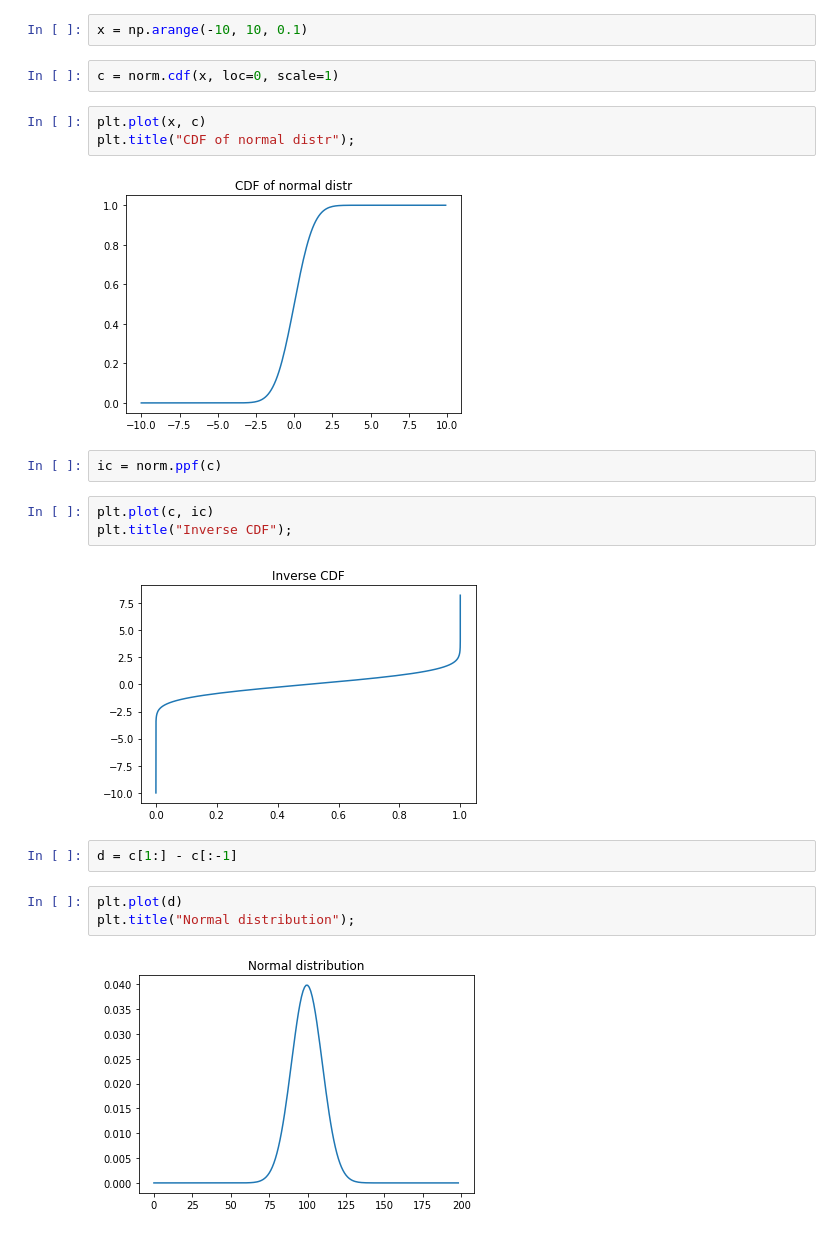
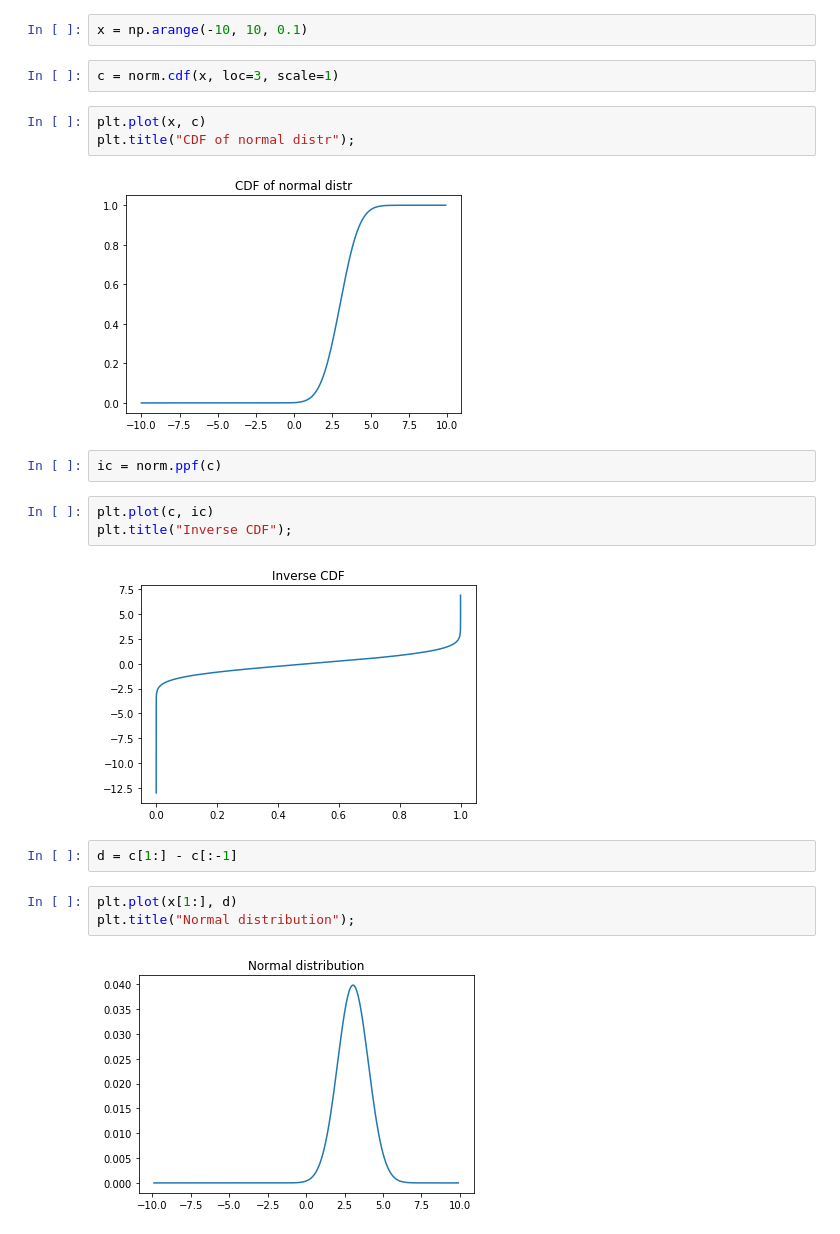
Before and after one commit to Shmuma/ptan, a Jupyter notebook: samples/quantile_regression/nb/qr_tests.ipynb, the cells around one changed output. Saved outputs shown, nothing was run; the diff lists cells and outputs as text.

```diff
--- a/samples/quantile_regression/nb/qr_tests.ipynb
+++ b/samples/quantile_regression/nb/qr_tests.ipynb
@@ -12,23 +12,23 @@ from scipy.stats import norm
 # %%
 x = np.arange(-10, 10, 0.1)
 # %%
-c = norm.cdf(x, loc=0, scale=1)
+c = norm.cdf(x, loc=3, scale=1)
 # %%
 plt.plot(x, c)
 plt.title("CDF of normal distr");
 # %% [output]
-[figure, old version]
+[figure, new version]
 # %%
 ic = norm.ppf(c)
 # %%
 plt.plot(c, ic)
 plt.title("Inverse CDF");
 # %% [output]
-[figure, old version]
+[figure, new version]
 # %%
 d = c[1:] - c[:-1]
 # %%
-plt.plot(d)
+plt.plot(x[1:], d)
 plt.title("Normal distribution");
 # %% [output]
-[figure, old version]
+[figure, new version]
```
Also changed, not shown: parts of 6 cells of this notebook, 1 other file.
